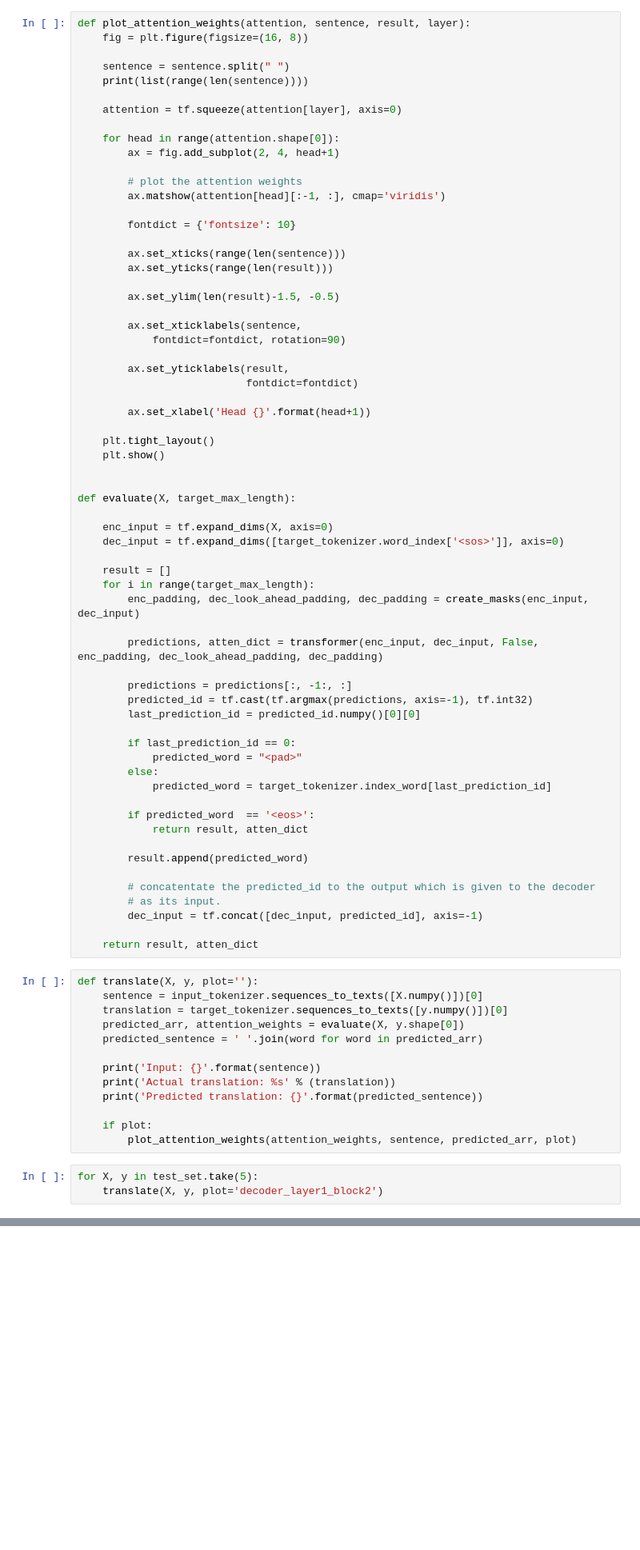
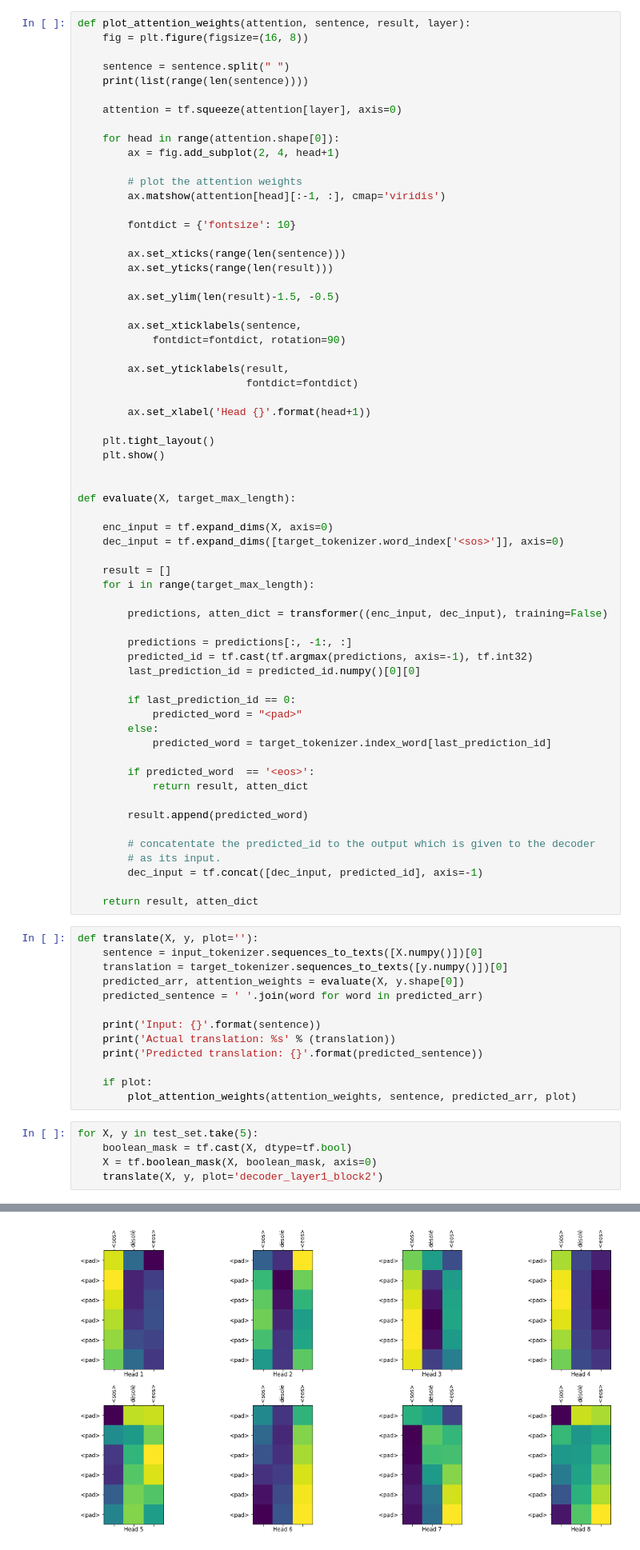
Before and after one commit to uzi0espil/research-papers-implementation, a Jupyter notebook: Attention Is All You Need/run.ipynb, the cells around one changed output, grey strips where cells are left out. Shown at 80% size. Drawn from its saved outputs; the diff is of its cells as text; blank space fills up the shorter version.

```diff
--- a/Attention Is All You Need/run.ipynb
+++ b/Attention Is All You Need/run.ipynb
@@ -319,9 +284,8 @@ def evaluate(X, target_max_length):
 
     result = []
     for i in range(target_max_length):
-        enc_padding, dec_look_ahead_padding, dec_padding = create_masks(enc_input, dec_input)
 
-        predictions, atten_dict = transformer(enc_input, dec_input, False, enc_padding, dec_look_ahead_padding, dec_padding)
+        predictions, atten_dict = transformer((enc_input, dec_input), training=False)
 
         predictions = predictions[:, -1:, :]
         predicted_id = tf.cast(tf.argmax(predictions, axis=-1), tf.int32)
@@ -357,4 +321,7 @@ def translate(X, y, plot=''):
         plot_attention_weights(attention_weights, sentence, predicted_arr, plot)
 # %%
 for X, y in test_set.take(5):
+    boolean_mask = tf.cast(X, dtype=tf.bool)
+    X = tf.boolean_mask(X, boolean_mask, axis=0)
     translate(X, y, plot='decoder_layer1_block2')
+# %% [output]
@@ -360,0 +332 @@ for X, y in test_set.take(5):
+[figure, added]
```
Also changed, not shown: parts of 7 cells of this notebook.
